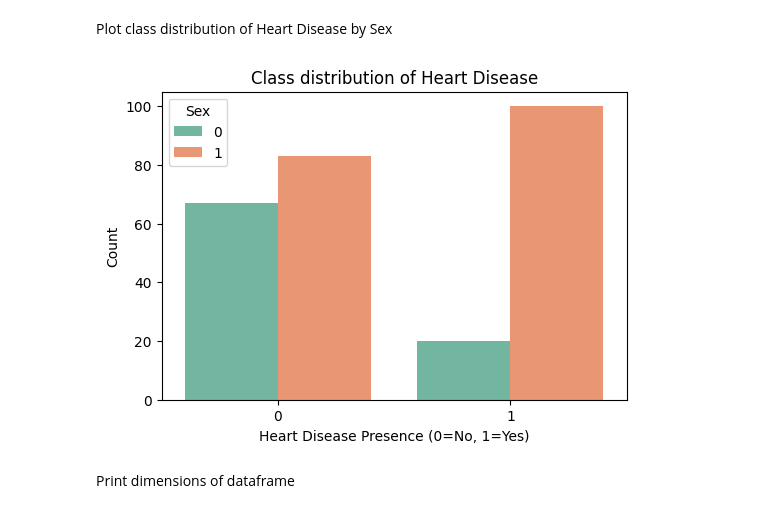
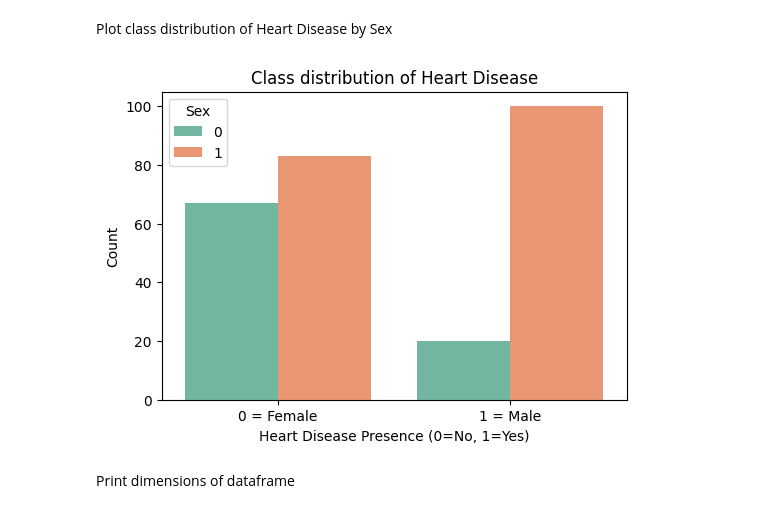
Before and after one commit to lisaforero/AREP, a Jupyter notebook: Classification/ClassificationAndLogisticRegression.ipynb, the cells around one changed output. Drawn from its saved outputs; the diff is of its cells as text; code cells hidden in the pictures.

```diff
--- a/Classification/ClassificationAndLogisticRegression.ipynb
+++ b/Classification/ClassificationAndLogisticRegression.ipynb
@@ -61,12 +61,13 @@ Plot class distribution of Heart Disease by Sex
 # %%
 plt.figure(figsize=(6,4))
 sns.countplot(x='Heart_Disease', hue='Sex', data=df_cleaned, palette='Set2')
 plt.title('Class distribution of Heart Disease')
 plt.xlabel('Heart Disease Presence (0=No, 1=Yes)')
 plt.ylabel('Count')
+plt.xticks([0, 1], ['0 = Female', '1 = Male'])
 plt.show()
 # %% [output]
-[figure, old version]
+[figure, new version]
 # %% [markdown]
 Print dimensions of dataframe
 # %%
```
Also changed, not shown: parts of 5 cells of this notebook.
